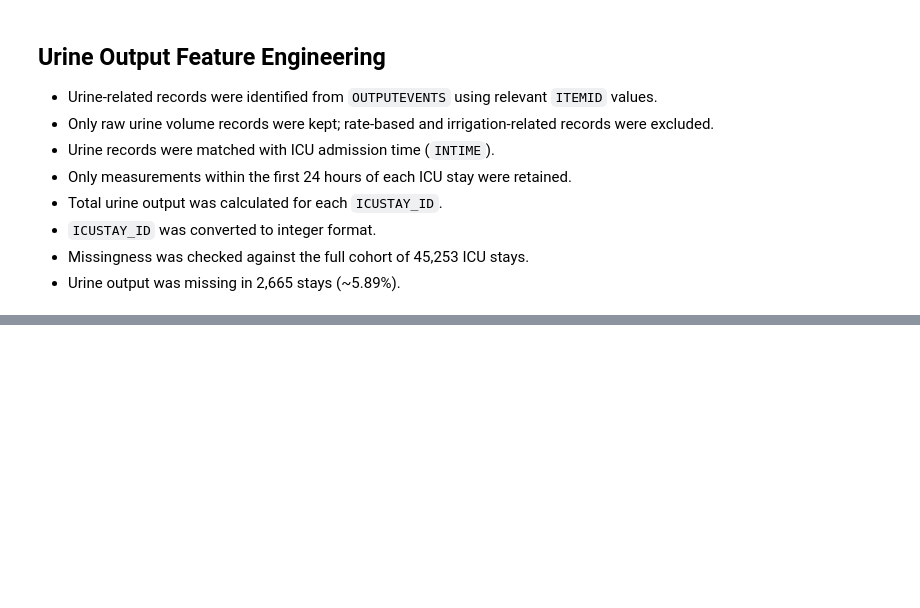
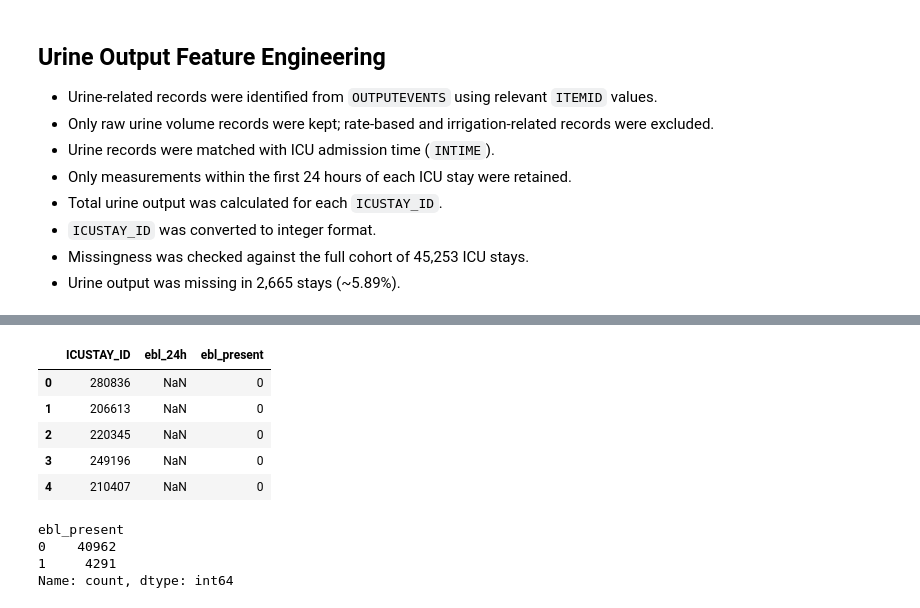
Before and after one commit to sengulozaydin/icu-risk-prediction, a Jupyter notebook: notebooks/03_output_events.ipynb, the cells around one changed output, grey strips where cells are left out. Saved outputs shown, nothing was run; the diff lists cells and outputs as text; code cells hidden in the pictures; blank space fills up the shorter version.

```diff
--- a/notebooks/03_output_events.ipynb
+++ b/notebooks/03_output_events.ipynb
@@ -236,0 +388,50 @@ Missing percent: 5.889112324044814
+# %%
+ebl_df = outputevents_df[
+    outputevents_df["ITEMID"].isin(ebl_itemids)
+].copy()
+
+ebl_first24h_df = ebl_df.merge(
+    icu_times_df,
+    on="ICUSTAY_ID",
+    how="inner"
+)
+
+ebl_first24h_df = ebl_first24h_df[
+    (ebl_first24h_df["CHARTTIME"] >= ebl_first24h_df["INTIME"]) &
+    (ebl_first24h_df["CHARTTIME"] < ebl_first24h_df["INTIME"] + pd.Timedelta(hours=24))
+]
+
+ebl_features_df = (
+    ebl_first24h_df
+    .groupby("ICUSTAY_ID")["VALUE"]
+    .sum()
+    .reset_index(name="ebl_24h")
+)
+
+ebl_features_df["ICUSTAY_ID"] = ebl_features_df["ICUSTAY_ID"].astype(int)
+# %%
+ebl_cohort_df = cohort_df[["ICUSTAY_ID"]].merge(
+    ebl_features_df,
+    on="ICUSTAY_ID",
+    how="left"
+)
+
+ebl_cohort_df["ebl_present"] = (
+    ebl_cohort_df["ebl_24h"].notna().astype(int)
+)
+
+ebl_cohort_df.head()
+# %% [output]
+|  | ICUSTAY_ID | ebl_24h | ebl_present |
+| 0 | 280836 | NaN | 0 |
+| 1 | 206613 | NaN | 0 |
+| 2 | 220345 | NaN | 0 |
+| 3 | 249196 | NaN | 0 |
+| 4 | 210407 | NaN | 0 |
+# %%
+ebl_cohort_df["ebl_present"].value_counts()
+# %% [output]
+ebl_present
+0    40962
+1     4291
+Name: count, dtype: int64
```
Also changed, not shown: parts of 14 cells of this notebook, 1 other file.
